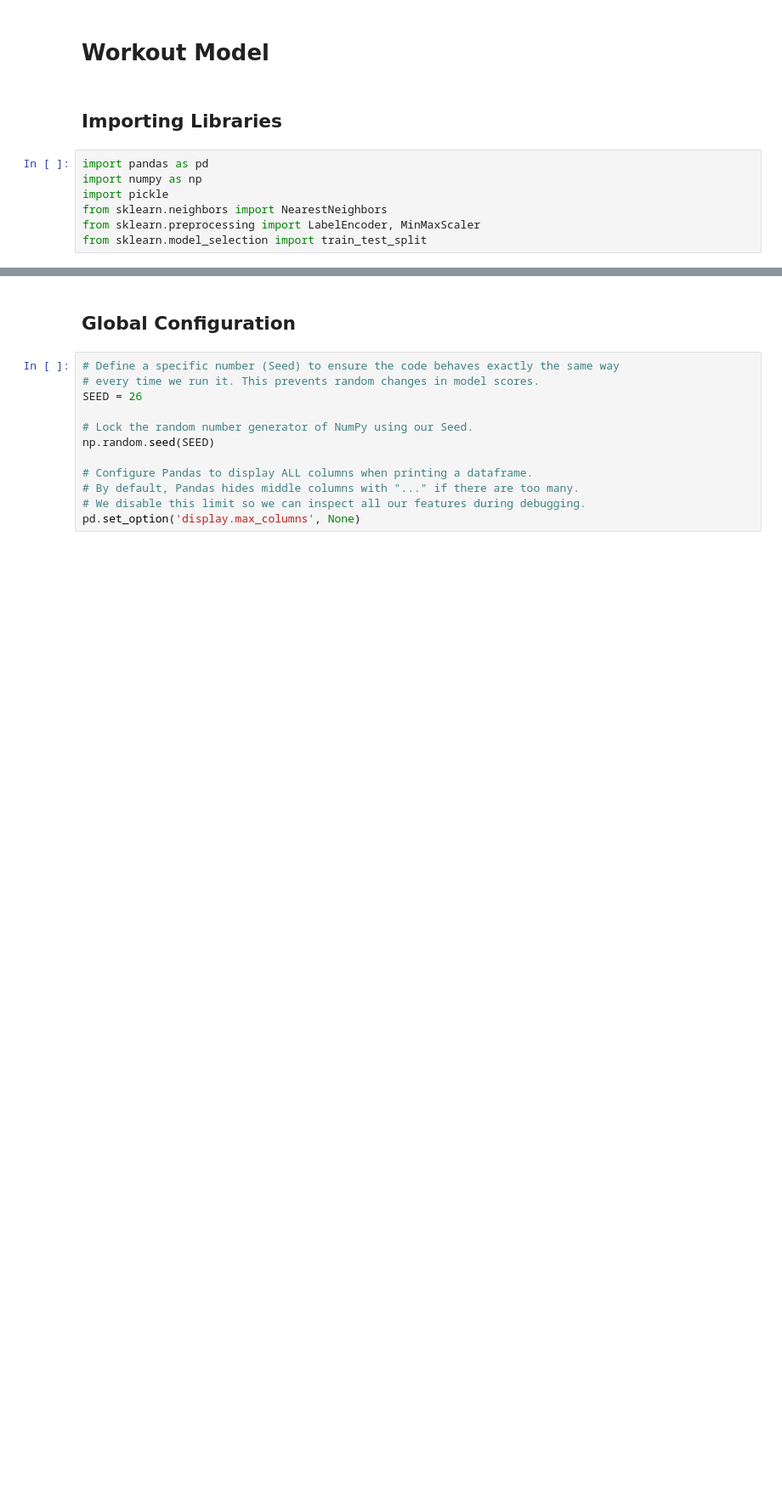
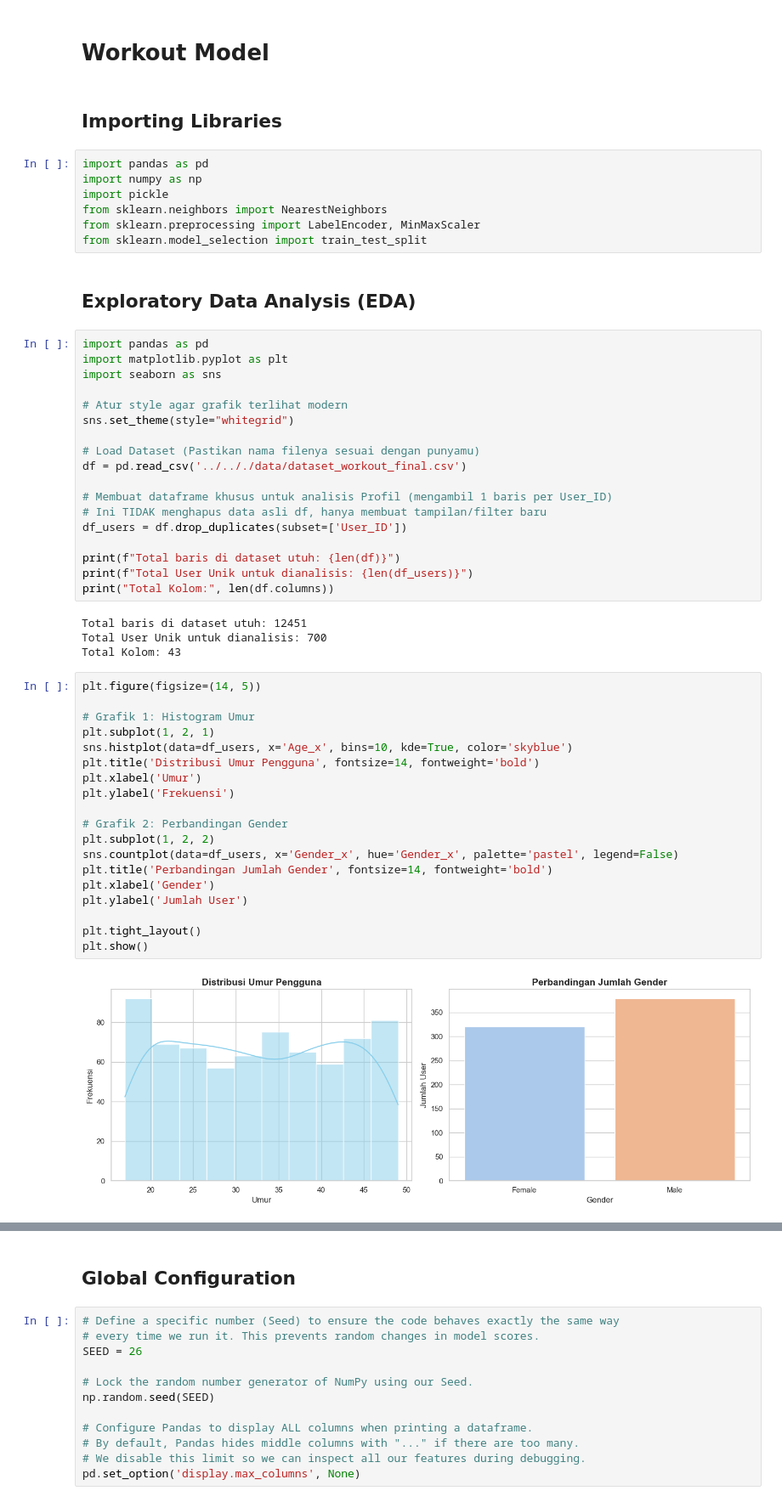
Before and after one commit to crisvito/viktorifit-ml, a Jupyter notebook: notebooks/models/modeling_dataset_workout.ipynb, the cells around one changed output, grey strips where cells are left out. Shown at 85% size. Saved outputs shown, nothing was run; the diff lists cells and outputs as text; blank space fills up the shorter version.

```diff
--- a/notebooks/models/modeling_dataset_workout.ipynb
+++ b/notebooks/models/modeling_dataset_workout.ipynb
@@ -9,3 +9,48 @@ import pickle
 from sklearn.neighbors import NearestNeighbors
 from sklearn.preprocessing import LabelEncoder, MinMaxScaler
 from sklearn.model_selection import train_test_split
+# %% [markdown]
+## Exploratory Data Analysis (EDA)
+# %%
+import pandas as pd
+import matplotlib.pyplot as plt
+import seaborn as sns
+
+# Atur style agar grafik terlihat modern
+sns.set_theme(style="whitegrid")
+
+# Load Dataset (Pastikan nama filenya sesuai dengan punyamu)
+df = pd.read_csv('../.././data/dataset_workout_final.csv')
+
+# Membuat dataframe khusus untuk analisis Profil (mengambil 1 baris per User_ID)
+# Ini TIDAK menghapus data asli df, hanya membuat tampilan/filter baru
+df_users = df.drop_duplicates(subset=['User_ID'])
+
+print(f"Total baris di dataset utuh: {len(df)}")
+print(f"Total User Unik untuk dianalisis: {len(df_users)}")
+print("Total Kolom:", len(df.columns))
+# %% [output]
+Total baris di dataset utuh: 12451
+Total User Unik untuk dianalisis: 700
+Total Kolom: 43
+# %%
+plt.figure(figsize=(14, 5))
+
+# Grafik 1: Histogram Umur
+plt.subplot(1, 2, 1)
+sns.histplot(data=df_users, x='Age_x', bins=10, kde=True, color='skyblue')
+plt.title('Distribusi Umur Pengguna', fontsize=14, fontweight='bold')
+plt.xlabel('Umur')
+plt.ylabel('Frekuensi')
+
+# Grafik 2: Perbandingan Gender
+plt.subplot(1, 2, 2)
+sns.countplot(data=df_users, x='Gender_x', hue='Gender_x', palette='pastel', legend=False)
+plt.title('Perbandingan Jumlah Gender', fontsize=14, fontweight='bold')
+plt.xlabel('Gender')
+plt.ylabel('Jumlah User')
+
+plt.tight_layout()
+plt.show()
+# %% [output]
+[figure, added]
```
Also changed, not shown: parts of 4 cells of this notebook, 6 other files.
